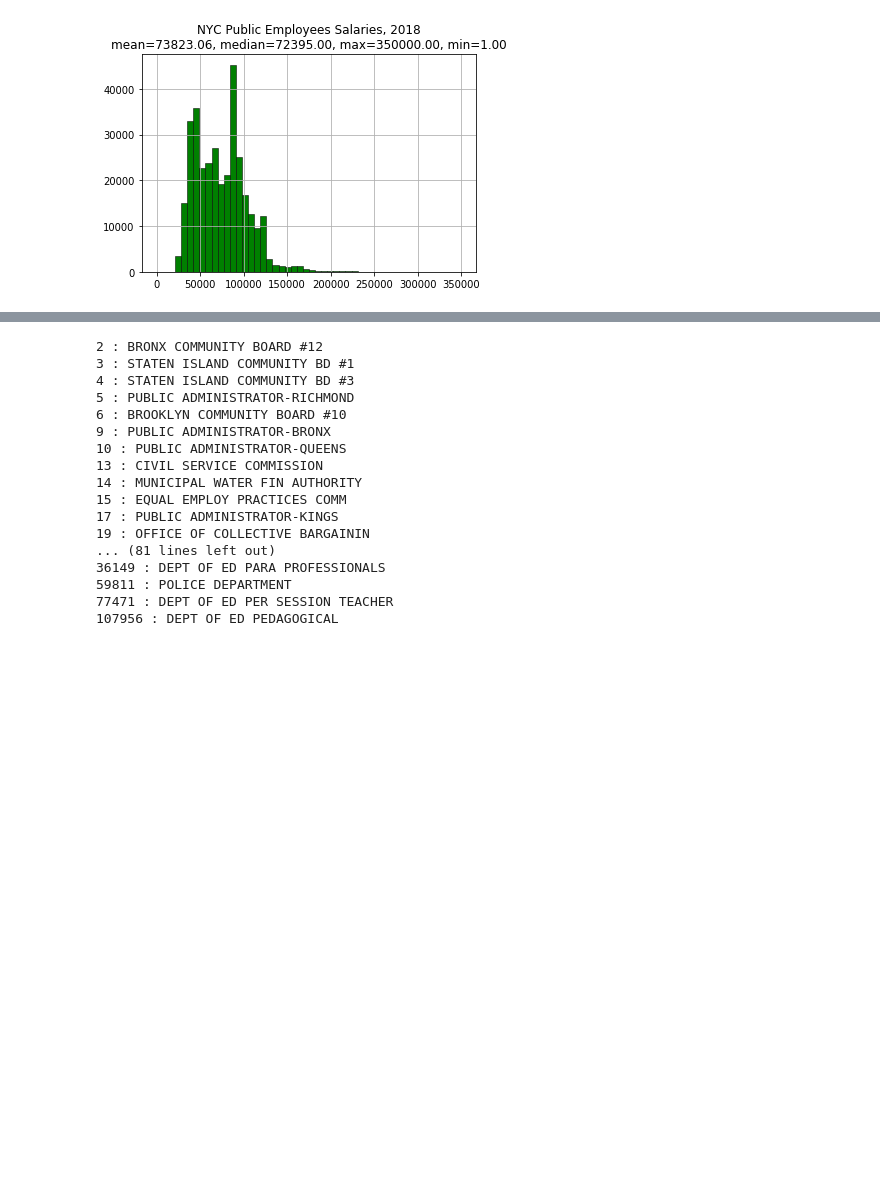
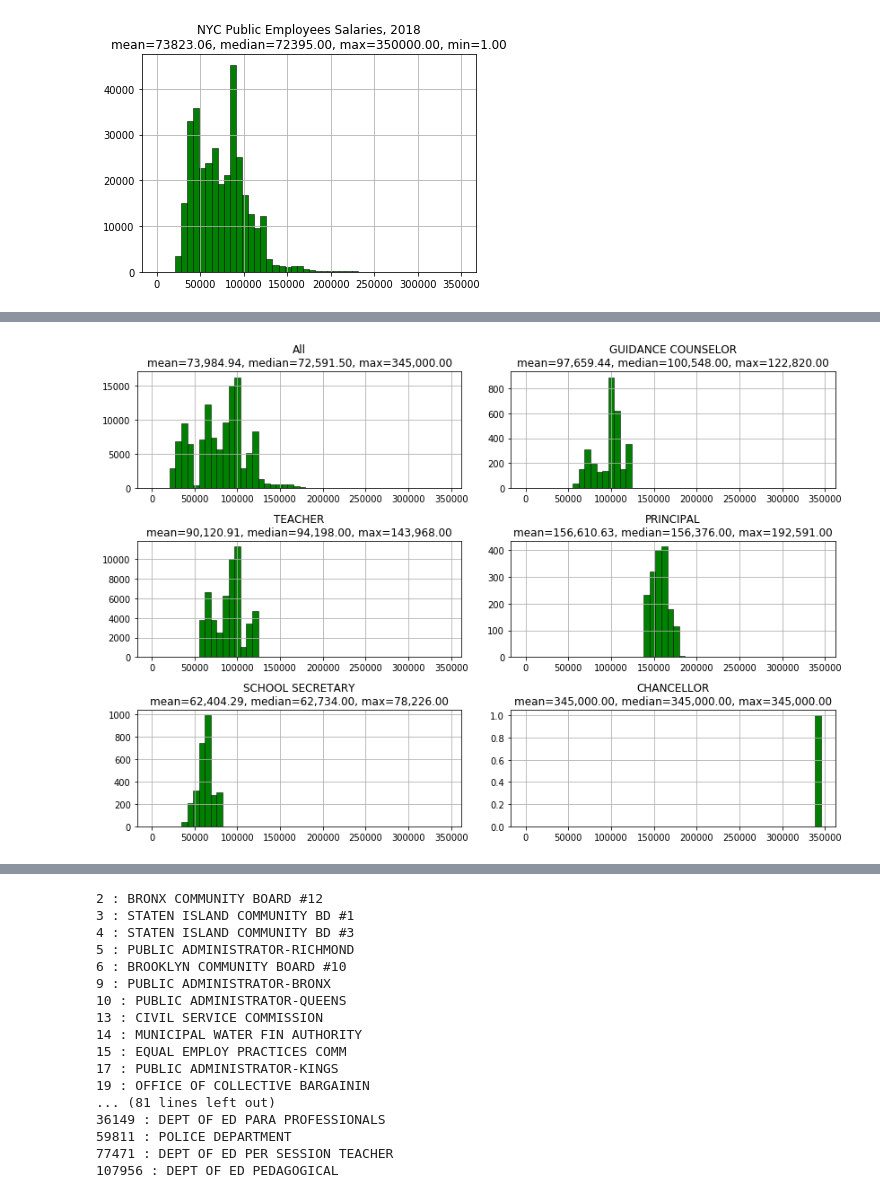
Before and after one commit to joannakl/core109, a Jupyter notebook: slides/11-working-with-data-Copy1.ipynb, the cells around one changed output, grey strips where cells are left out. Drawn from its saved outputs; the diff is of its cells as text; code cells hidden in the pictures; blank space fills up the shorter version.

```diff
--- a/slides/11-working-with-data-Copy1.ipynb
+++ b/slides/11-working-with-data-Copy1.ipynb
@@ -295,0 +259,34 @@ plt.show()
+# %%
+data_2018_ed = data_2018[ data_2018['Agency Name'].str.contains("DEPT OF ED")]
+import matplotlib.pyplot as plt
+fig, axis = plt.subplots(nrows=3,ncols=2,figsize=(12, 8))
+
+maxSal = data_2018_ed['Base Salary'].max()
+
+data_2018_ed['Base Salary'].hist(bins=50, range=(0,maxSal),color='green' ,
+             edgecolor='black', linewidth=0.5, ax = axis[0][0])
+
+ag = ["All", 'TEACHER', 'SCHOOL SECRETARY', 'GUIDANCE COUNSELOR', 'PRINCIPAL', 'CHANCELLOR']
+
+mean = data_2018['Base Salary'].mean()
+median = data_2018['Base Salary'].median()
+mx = data_2018['Base Salary'].max()
+mi = data_2018['Base Salary'].min()
+axis[0][0].set_title( ag[0]+"\nmean="+format(mean,',.2f')+", median="+format(median,',.2f')+
+                             ", max="+format(mx,',.2f'));
+
+for i in range (1,6):
+
+    df = data_2018_ed[ data_2018_ed['Title Description']==(ag[i])]
+    df['Base Salary'].hist(bins=50, range=(0,maxSal),color='green' , edgecolor='black', linewidth=0.5, ax=axis[i%3][i//3])
+    mean = df['Base Salary'].mean()
+    median = df['Base Salary'].median()
+    mx = df['Base Salary'].max()
+    mi = df['Base Salary'].min()
+    axis[i%3][i//3].set_title( ag[i]+"\nmean="+format(mean,',.2f')+", median="+format(median,',.2f')+
+                             ", max="+format(mx,',.2f'));
+
+fig.tight_layout()
+plt.show()
+# %% [output]
+[figure, added]
```
Also changed, not shown: parts of 16 cells of this notebook.
